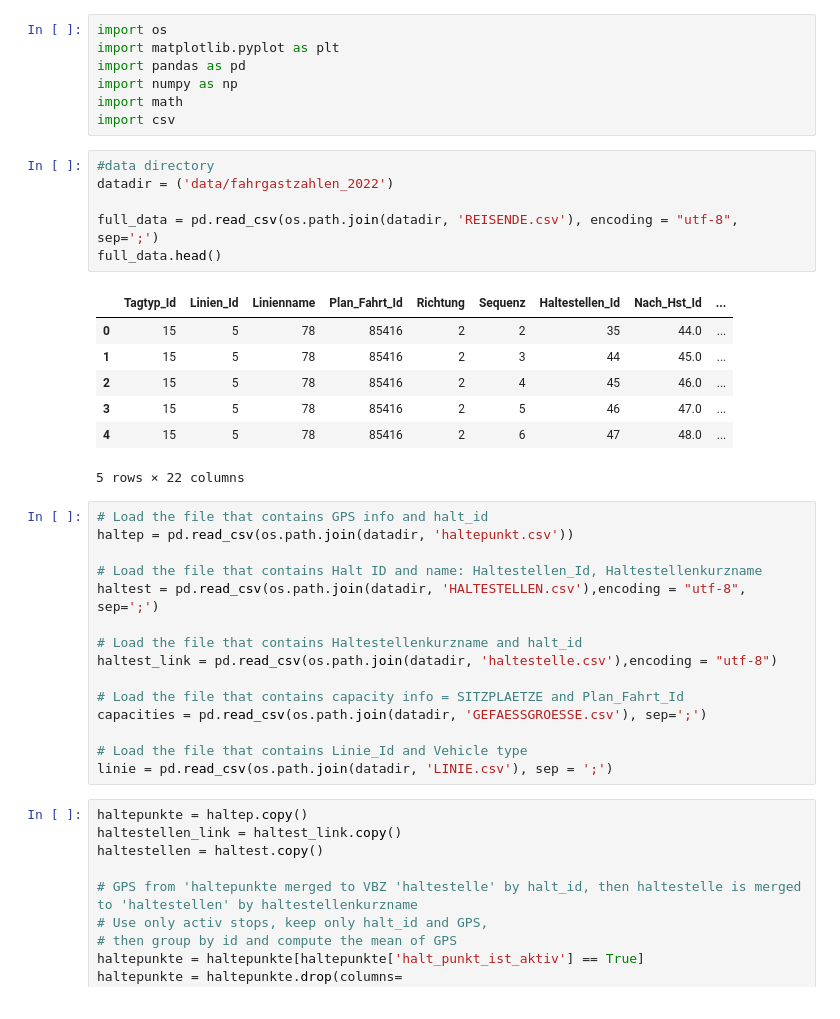
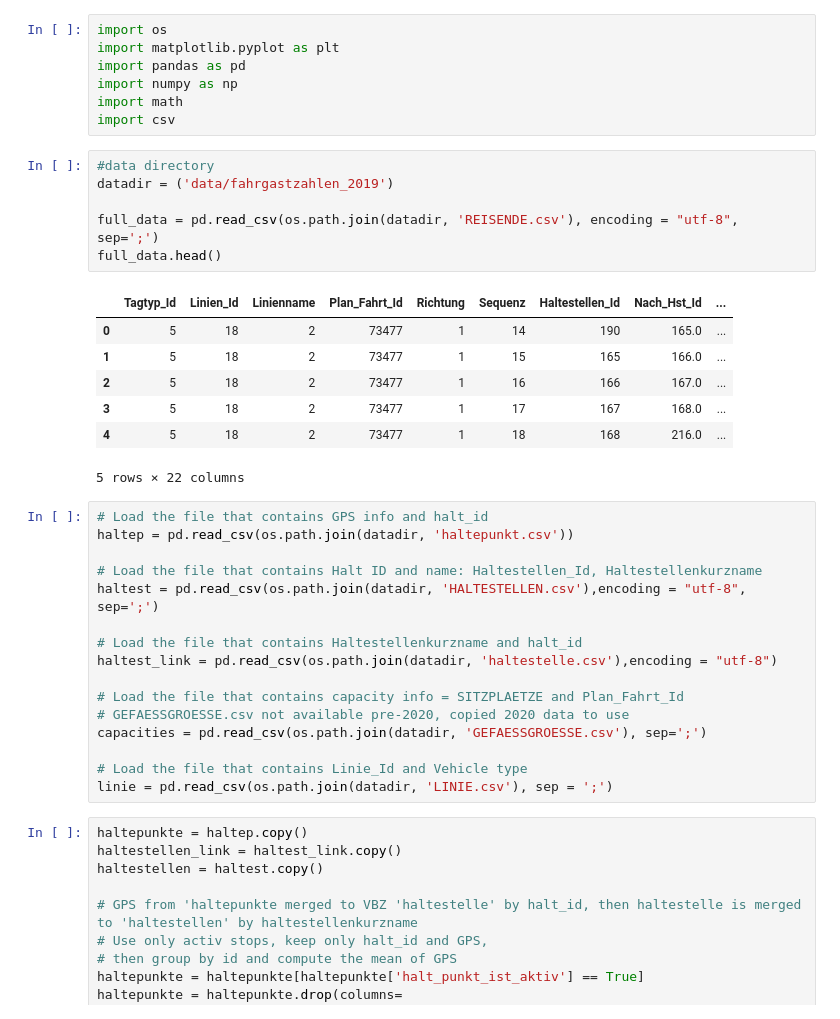
Before and after one commit to Chocobosaurus/uzh-data-science-project, a Jupyter notebook: WZ/Q5_datacleaning.ipynb, the cells around one changed output. Drawn from its saved outputs; the diff is of its cells as text.

```diff
--- a/WZ/Q5_datacleaning.ipynb
+++ b/WZ/Q5_datacleaning.ipynb
@@ -26,17 +26,17 @@ import math
 import csv
 # %%
 #data directory
-datadir = ('data/fahrgastzahlen_2022')
+datadir = ('data/fahrgastzahlen_2019')
 
 full_data = pd.read_csv(os.path.join(datadir, 'REISENDE.csv'), encoding = "utf-8", sep=';')
 full_data.head()
 # %% [output]
 |  | Tagtyp_Id | Linien_Id | Linienname | Plan_Fahrt_Id | Richtung | Sequenz | Haltestellen_Id | Nach_Hst_Id | ... |
-| 0 | 15 | 5 | 78 | 85416 | 2 | 2 | 35 | 44.0 | ... |
-| 1 | 15 | 5 | 78 | 85416 | 2 | 3 | 44 | 45.0 | ... |
-| 2 | 15 | 5 | 78 | 85416 | 2 | 4 | 45 | 46.0 | ... |
-| 3 | 15 | 5 | 78 | 85416 | 2 | 5 | 46 | 47.0 | ... |
-| 4 | 15 | 5 | 78 | 85416 | 2 | 6 | 47 | 48.0 | ... |
+| 0 | 5 | 18 | 2 | 73477 | 1 | 14 | 190 | 165.0 | ... |
+| 1 | 5 | 18 | 2 | 73477 | 1 | 15 | 165 | 166.0 | ... |
+| 2 | 5 | 18 | 2 | 73477 | 1 | 16 | 166 | 167.0 | ... |
+| 3 | 5 | 18 | 2 | 73477 | 1 | 17 | 167 | 168.0 | ... |
+| 4 | 5 | 18 | 2 | 73477 | 1 | 18 | 168 | 216.0 | ... |
 5 rows × 22 columns
 # %%
 # Load the file that contains GPS info and halt_id
@@ -49,6 +49,7 @@ haltest = pd.read_csv(os.path.join(datadir, 'HALTESTELLEN.csv'),encoding = "utf-
 haltest_link = pd.read_csv(os.path.join(datadir, 'haltestelle.csv'),encoding = "utf-8")
 
 # Load the file that contains capacity info = SITZPLAETZE and Plan_Fahrt_Id
+# GEFAESSGROESSE.csv not available pre-2020, copied 2020 data to use
 capacities = pd.read_csv(os.path.join(datadir, 'GEFAESSGROESSE.csv'), sep=';')
 
 # Load the file that contains Linie_Id and Vehicle type
```
Also changed, not shown: parts of 11 cells of this notebook, 9 other files.
